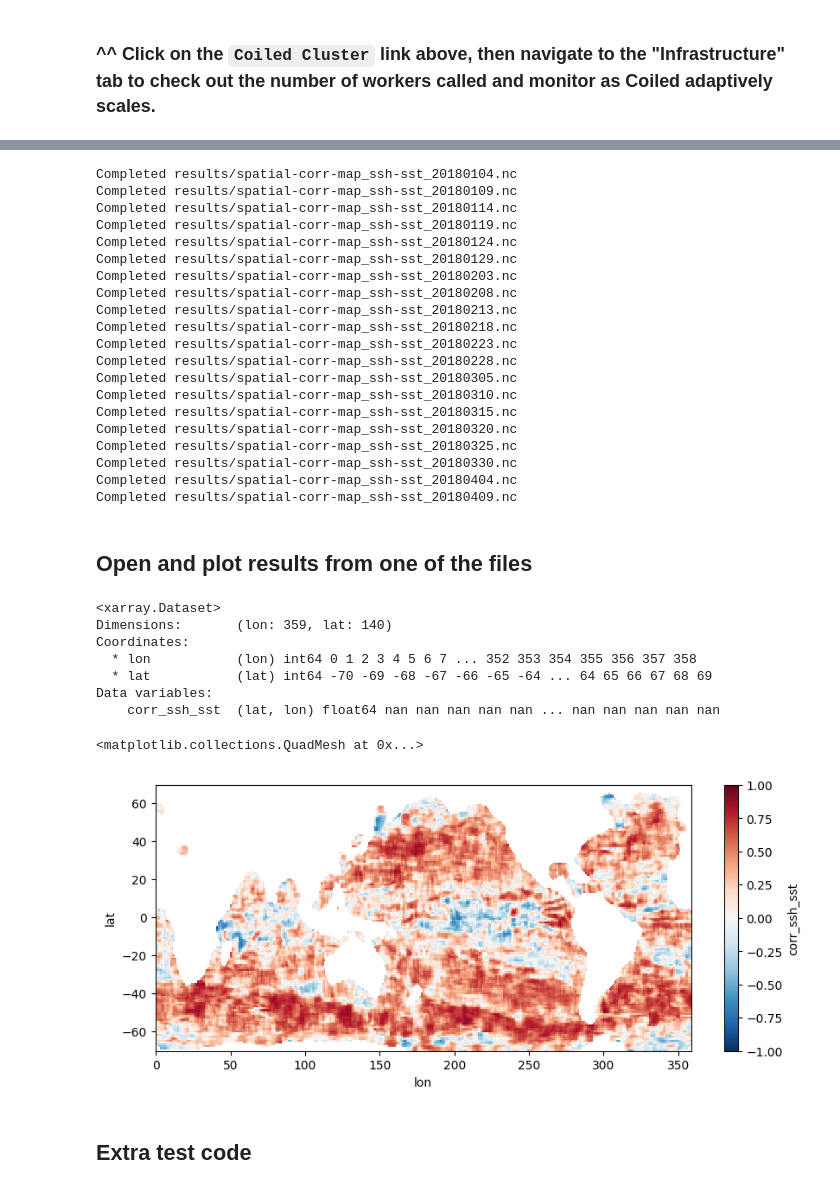
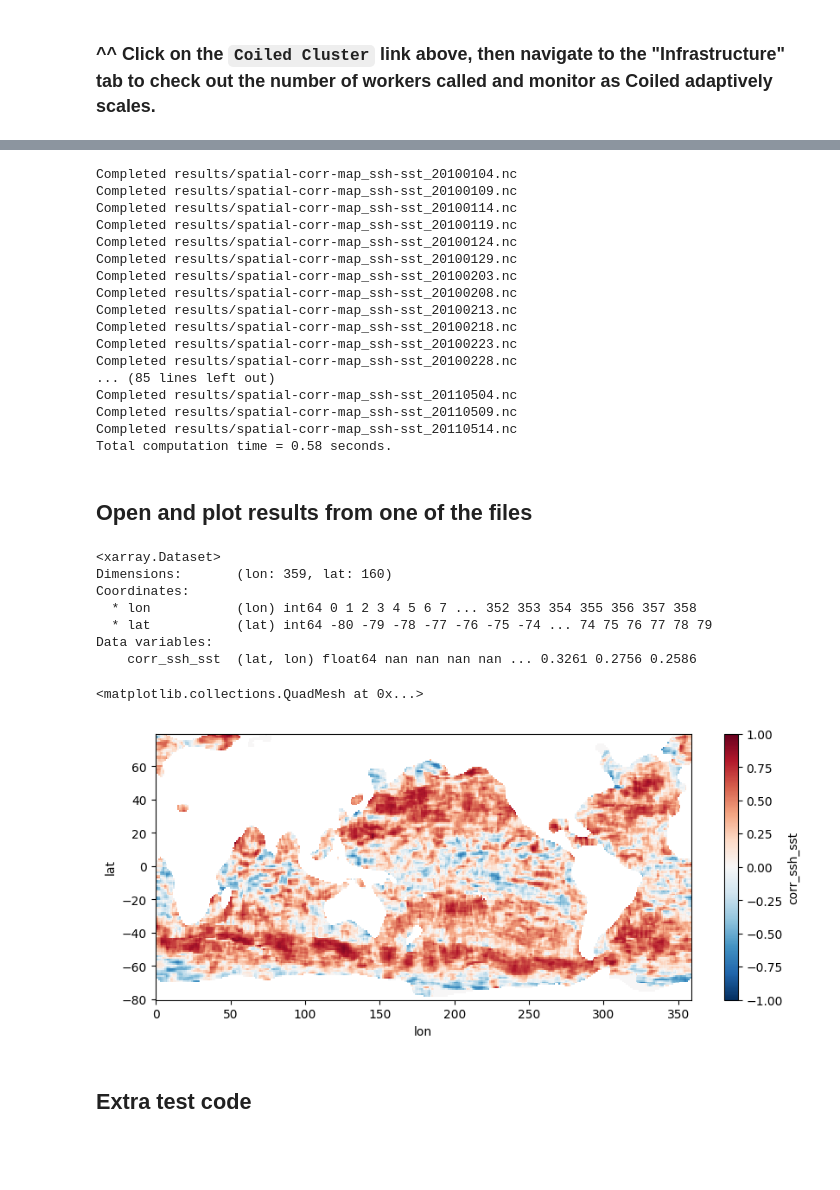
Before and after one commit to DeanHenze/cloud_earthdata, a Jupyter notebook: sst-ssh_corrmap_dask/ssh_sst_correlation_dean.ipynb, the cells around one changed output, grey strips where cells are left out. Drawn from its saved outputs; the diff is of its cells as text; code cells hidden in the pictures; blank space fills up the shorter version.

```diff
--- a/sst-ssh_corrmap_dask/ssh_sst_correlation_dean.ipynb
+++ b/sst-ssh_corrmap_dask/ssh_sst_correlation_dean.ipynb
@@ -407,10 +496,7 @@ results = spatial_corrmap_coiled.map(
 # %%
-%%time
+t1 = time.time()
 
-dir_results = "results/"
-os.makedirs(dir_results, exist_ok=True)
-
-for (coef, lat, lon), fn in zip(results, ssh_fns):
+for (coef, lat, lon), gran in zip(results, granules_ssh):
     # Collect results in an Xarray DataArray and save:
     da = xr.DataArray(
         data=coef,
@@ -421,51 +507,53 @@ for (coef, lat, lon), fn in zip(results, ssh_fns):
             ),
         name='corr_ssh_sst'
         )
-    date_fn = fn.split("/")[-1].split("_")[-1][:8] # get date from SSH filename.
-    fn_save = dir_results+"spatial-corr-map_ssh-sst_" + date_fn + ".nc"
+    date_gran = gran['umm']['GranuleUR'].split("_")[-1][:8] # get date from SSH UR.
+    #date_fn = fn.split("/")[-1].split("_")[-1][:8] # get date from SSH filename.
+    fn_save = dir_results+"spatial-corr-map_ssh-sst_" + date_gran + ".nc"
     da.to_netcdf(fn_save)
     print("Completed " + fn_save)
+
+t2 = time.time()
+comptime = round(t2-t1, 2)
+print("Total computation time = " + str(comptime) + " seconds.")
 # %% [output]
-Completed results/spatial-corr-map_ssh-sst_20180104.nc
-Completed results/spatial-corr-map_ssh-sst_20180109.nc
-Completed results/spatial-corr-map_ssh-sst_20180114.nc
-Completed results/spatial-corr-map_ssh-sst_20180119.nc
-Completed results/spatial-corr-map_ssh-sst_20180124.nc
-Completed results/spatial-corr-map_ssh-sst_20180129.nc
-Completed results/spatial-corr-map_ssh-sst_20180203.nc
-Completed results/spatial-corr-map_ssh-sst_20180208.nc
-Completed results/spatial-corr-map_ssh-sst_20180213.nc
-Completed results/spatial-corr-map_ssh-sst_20180218.nc
-Completed results/spatial-corr-map_ssh-sst_20180223.nc
-Completed results/spatial-corr-map_ssh-sst_20180228.nc
-Completed results/spatial-corr-map_ssh-sst_20180305.nc
-Completed results/spatial-corr-map_ssh-sst_20180310.nc
-Completed results/spatial-corr-map_ssh-sst_20180315.nc
-Completed results/spatial-corr-map_ssh-sst_20180320.nc
-Completed results/spatial-corr-map_ssh-sst_20180325.nc
-Completed results/spatial-corr-map_ssh-sst_20180330.nc
-Completed results/spatial-corr-map_ssh-sst_20180404.nc
-Completed results/spatial-corr-map_ssh-sst_20180409.nc
+Completed results/spatial-corr-map_ssh-sst_20100104.nc
+Completed results/spatial-corr-map_ssh-sst_20100109.nc
+Completed results/spatial-corr-map_ssh-sst_20100114.nc
+Completed results/spatial-corr-map_ssh-sst_20100119.nc
+Completed results/spatial-corr-map_ssh-sst_20100124.nc
+Completed results/spatial-corr-map_ssh-sst_20100129.nc
+Completed results/spatial-corr-map_ssh-sst_20100203.nc
+Completed results/spatial-corr-map_ssh-sst_20100208.nc
+Completed results/spatial-corr-map_ssh-sst_20100213.nc
+Completed results/spatial-corr-map_ssh-sst_20100218.nc
+Completed results/spatial-corr-map_ssh-sst_20100223.nc
+Completed results/spatial-corr-map_ssh-sst_20100228.nc
+... (85 lines left out)
+Completed results/spatial-corr-map_ssh-sst_20110504.nc
+Completed results/spatial-corr-map_ssh-sst_20110509.nc
+Completed results/spatial-corr-map_ssh-sst_20110514.nc
+Total computation time = 0.58 seconds.
 # %% [markdown]
 ## Open and plot results from one of the files
 # %%
 fns_results = os.listdir(dir_results)
-testssh = xr.load_dataset(dir_results + fns_results[0])
+testfile = xr.load_dataset(dir_results + fns_results[-1])
 # %%
-testssh
+testfile
 # %% [output]
 <xarray.Dataset>
-Dimensions:       (lon: 359, lat: 140)
+Dimensions:       (lon: 359, lat: 160)
 Coordinates:
   * lon           (lon) int64 0 1 2 3 4 5 6 7 ... 352 353 354 355 356 357 358
-  * lat           (lat) int64 -70 -69 -68 -67 -66 -65 -64 ... 64 65 66 67 68 69
+  * lat           (lat) int64 -80 -79 -78 -77 -76 -75 -74 ... 74 75 76 77 78 79
 Data variables:
-    corr_ssh_sst  (lat, lon) float64 nan nan nan nan nan ... nan nan nan nan nan
+    corr_ssh_sst  (lat, lon) float64 nan nan nan nan ... 0.3261 0.2756 0.2586
 # %%
-testssh["corr_ssh_sst"].plot(figsize=(10,4), vmin=-1, vmax=1, cmap='RdBu_r')
+testfile["corr_ssh_sst"].plot(figsize=(10,4), vmin=-1, vmax=1, cmap='RdBu_r')
 # %% [output]
 <matplotlib.collections.QuadMesh at 0x...>
-[figure, old version]
+[figure, new version]
 # %% [markdown]
 ## Extra test code
 # %%
```
Also changed, not shown: parts of 28 cells of this notebook, 1 other file.
